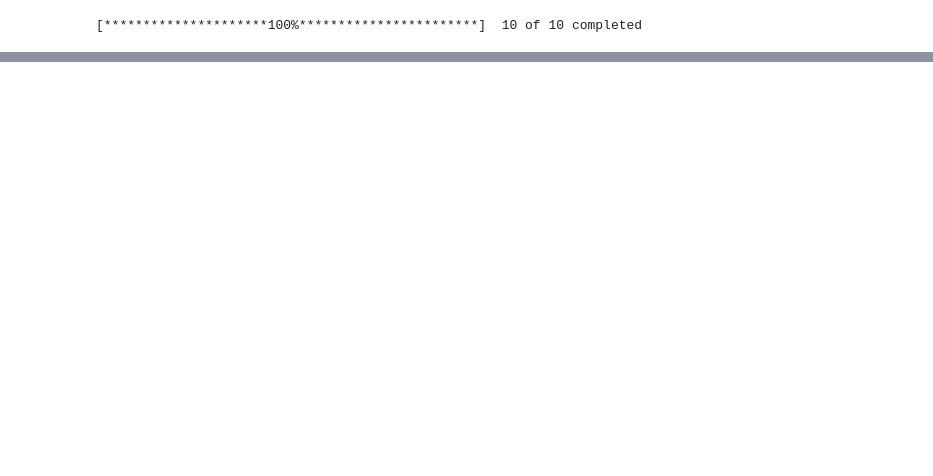
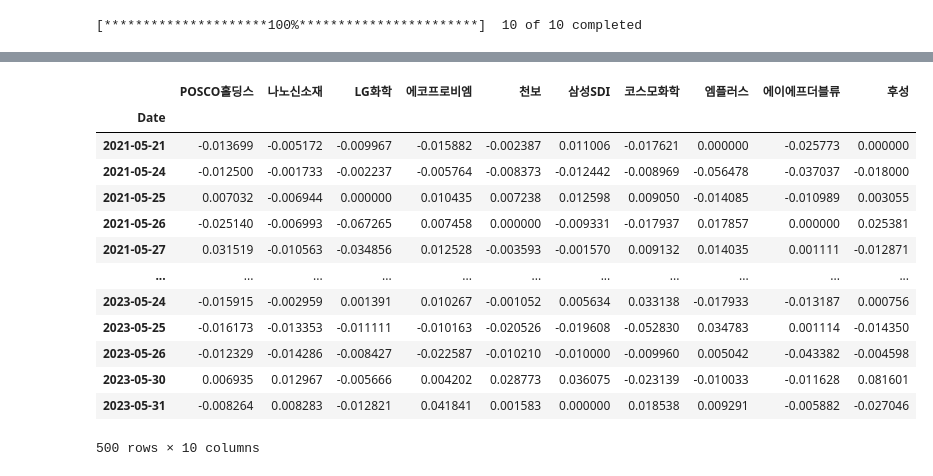
Before and after one commit to Readerlution/VaR-Empirical, a Jupyter notebook: stocks.ipynb, the cells around one changed output, grey strips where cells are left out. Saved outputs shown, nothing was run; the diff lists cells and outputs as text; code cells hidden in the pictures; blank space fills up the shorter version.

```diff
--- a/stocks.ipynb
+++ b/stocks.ipynb
@@ -61,0 +156,19 @@ stock_data[[('Adj Close', s) for s in tickers.values()]]
+# %%
+# Separate 500 days of data
+test_returns = stock_returns.iloc[241:]
+test_returns
+# %% [output]
+|  | POSCO홀딩스 | 나노신소재 | LG화학 | 에코프로비엠 | 천보 | 삼성SDI | 코스모화학 | 엠플러스 | 에이에프더블류 | 후성 |
+| Date |  |  |  |  |  |  |  |  |  |  |
+| 2021-05-21 | -0.013699 | -0.005172 | -0.009967 | -0.015882 | -0.002387 | 0.011006 | -0.017621 | 0.000000 | -0.025773 | 0.000000 |
+| 2021-05-24 | -0.012500 | -0.001733 | -0.002237 | -0.005764 | -0.008373 | -0.012442 | -0.008969 | -0.056478 | -0.037037 | -0.018000 |
+| 2021-05-25 | 0.007032 | -0.006944 | 0.000000 | 0.010435 | 0.007238 | 0.012598 | 0.009050 | -0.014085 | -0.010989 | 0.003055 |
+| 2021-05-26 | -0.025140 | -0.006993 | -0.067265 | 0.007458 | 0.000000 | -0.009331 | -0.017937 | 0.017857 | 0.000000 | 0.025381 |
+| 2021-05-27 | 0.031519 | -0.010563 | -0.034856 | 0.012528 | -0.003593 | -0.001570 | 0.009132 | 0.014035 | 0.001111 | -0.012871 |
+| ... | ... | ... | ... | ... | ... | ... | ... | ... | ... | ... |
+| 2023-05-24 | -0.015915 | -0.002959 | 0.001391 | 0.010267 | -0.001052 | 0.005634 | 0.033138 | -0.017933 | -0.013187 | 0.000756 |
+| 2023-05-25 | -0.016173 | -0.013353 | -0.011111 | -0.010163 | -0.020526 | -0.019608 | -0.052830 | 0.034783 | 0.001114 | -0.014350 |
+| 2023-05-26 | -0.012329 | -0.014286 | -0.008427 | -0.022587 | -0.010210 | -0.010000 | -0.009960 | 0.005042 | -0.043382 | -0.004598 |
+| 2023-05-30 | 0.006935 | 0.012967 | -0.005666 | 0.004202 | 0.028773 | 0.036075 | -0.023139 | -0.010033 | -0.011628 | 0.081601 |
+| 2023-05-31 | -0.008264 | 0.008283 | -0.012821 | 0.041841 | 0.001583 | 0.000000 | 0.018538 | 0.009291 | -0.005882 | -0.027046 |
+500 rows × 10 columns
```
Also changed, not shown: parts of 16 cells of this notebook.
